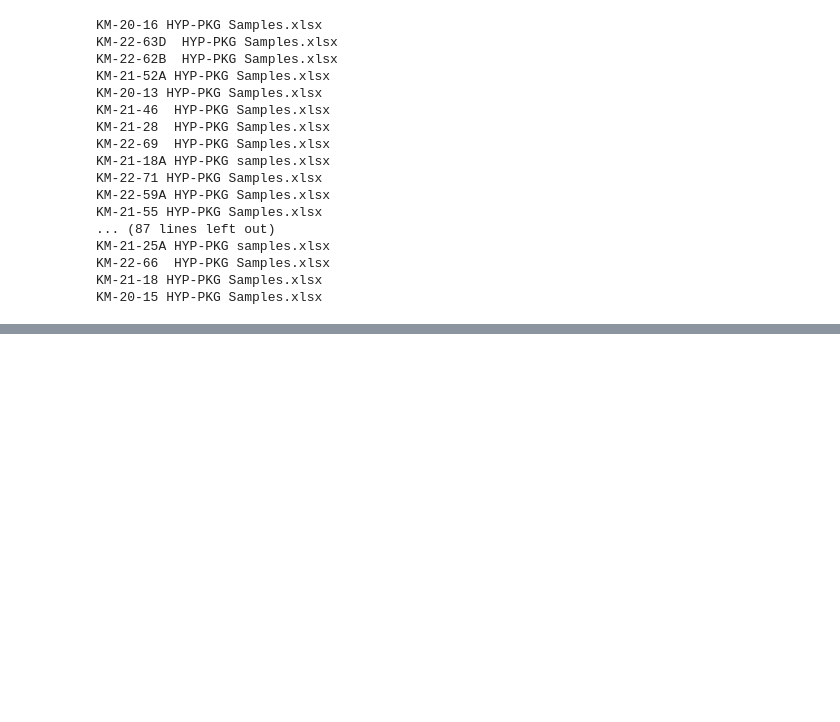
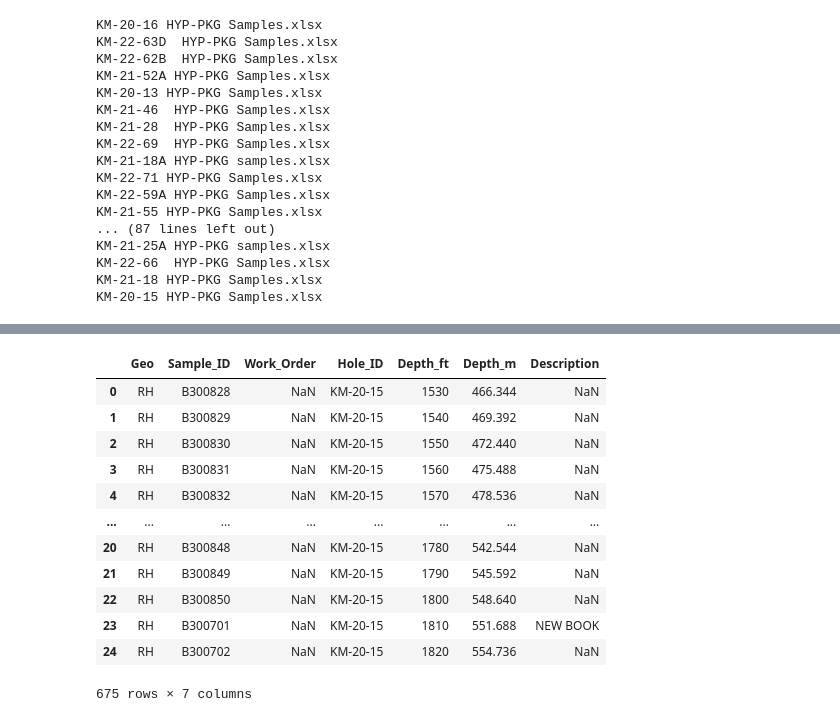
Before and after one commit to amundsentech/Kay_master_merge, a Jupyter notebook: scratch_paper.ipynb, the cells around one changed output, grey strips where cells are left out. Drawn from its saved outputs; the diff is of its cells as text; code cells hidden in the pictures; blank space fills up the shorter version.

```diff
--- a/scratch_paper.ipynb
+++ b/scratch_paper.ipynb
@@ -112,0 +118,24 @@ assay_samples
+# %%
+
+directory='/Users/sebastiancoombs/Library/CloudStorage/GoogleDrive-sebastianbcoombs@gmail.com/Shared drives/AMC Projects/_AZ_Kay/_Lab/Soil Assays/'
+soil=pd.DataFrame()
+for file in os.listdir(directory):
+    print(file)
+    skip=0
+
+    broken = True
+    while (broken==True) and (skip<=20):
+        skip+=1
+        try:
+            data=pd.read_csv(directory+file,skiprows=skip,header=0)
+            cols = [c.lower().replace(' ','') for c in data.columns]
+            #print(cols)
+            if 'sample' in cols:
+                #print('data on line',skip)
+                data=data.drop(0)
+                broken=False
+        except Exception as e:
+            pass
+
+    soil=pd.concat([soil,data])
+soil.to_csv(export_path+'assay master soil.csv')
@@ -113,3 +160,19 @@ assay_samples
+# %%
+soil
+# %% [output]
+|  | Geo | Sample_ID | Work_Order | Hole_ID | Depth_ft | Depth_m | Description |
+| 0 | RH | B300828 | NaN | KM-20-15 | 1530 | 466.344 | NaN |
+| 1 | RH | B300829 | NaN | KM-20-15 | 1540 | 469.392 | NaN |
+| 2 | RH | B300830 | NaN | KM-20-15 | 1550 | 472.440 | NaN |
+| 3 | RH | B300831 | NaN | KM-20-15 | 1560 | 475.488 | NaN |
+| 4 | RH | B300832 | NaN | KM-20-15 | 1570 | 478.536 | NaN |
+| ... | ... | ... | ... | ... | ... | ... | ... |
+| 20 | RH | B300848 | NaN | KM-20-15 | 1780 | 542.544 | NaN |
+| 21 | RH | B300849 | NaN | KM-20-15 | 1790 | 545.592 | NaN |
+| 22 | RH | B300850 | NaN | KM-20-15 | 1800 | 548.640 | NaN |
+| 23 | RH | B300701 | NaN | KM-20-15 | 1810 | 551.688 | NEW BOOK |
+| 24 | RH | B300702 | NaN | KM-20-15 | 1820 | 554.736 | NaN |
+675 rows × 7 columns
 # %%
 drop=data.filter(like='Unnamed:').columns
 data=data.drop(drop,axis=1)
```
Also changed, not shown: parts of 6 cells of this notebook, 2 other files.
